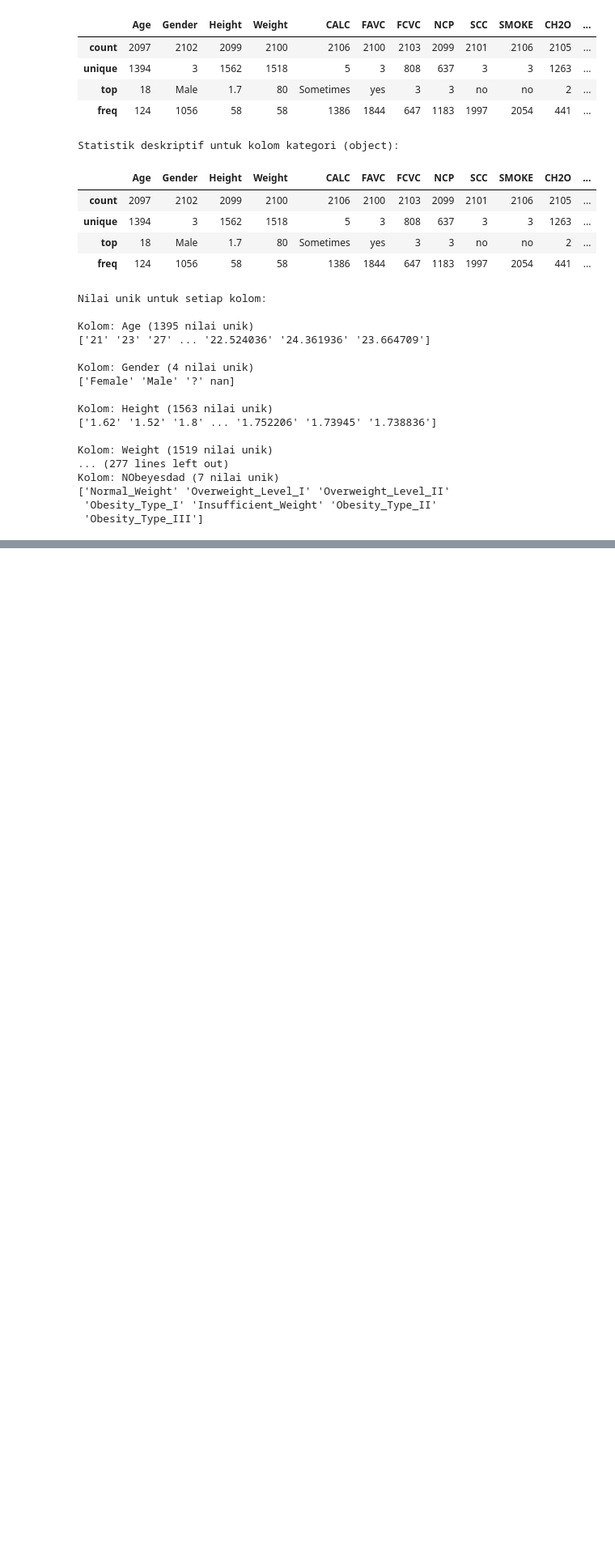
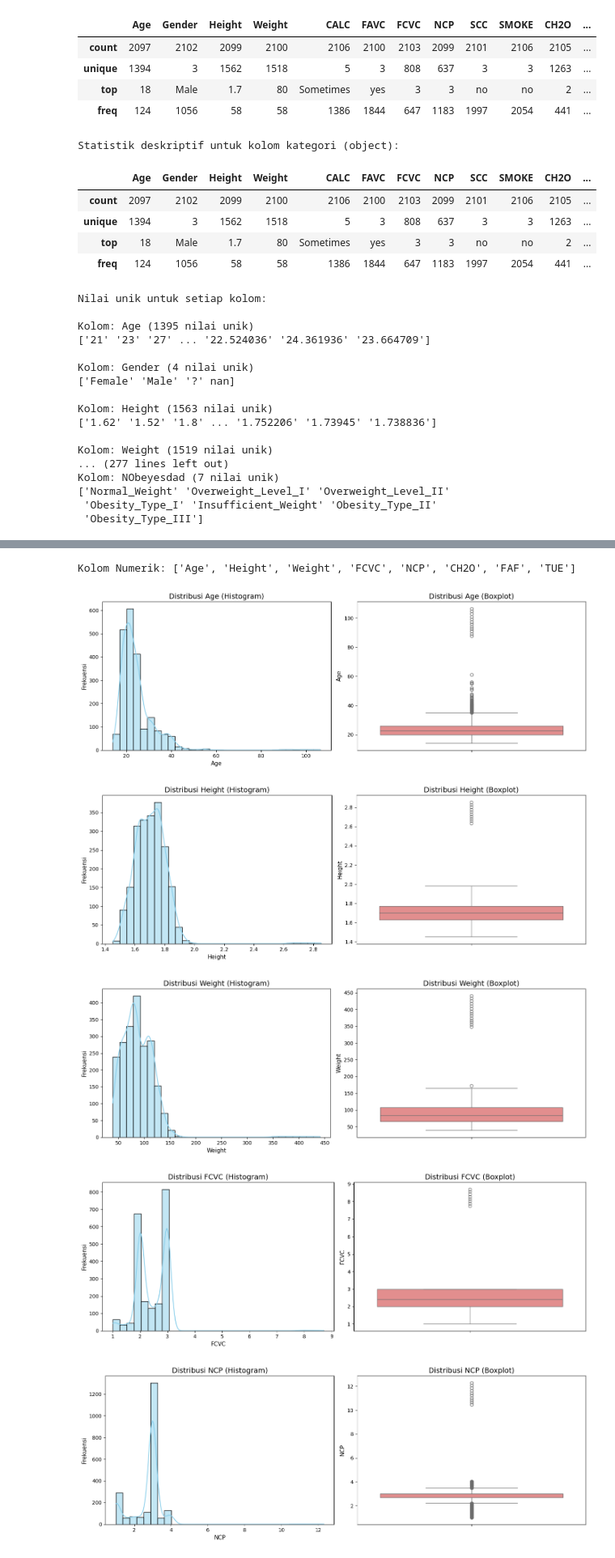
Before and after one commit to renji710/CapstoneUAS_BengkelKoding, a Jupyter notebook: Capstone_UAS.ipynb, the cells around one changed output, grey strips where cells are left out. Shown at 81% size. Drawn from its saved outputs; the diff is of its cells as text; code cells hidden in the pictures; blank space fills up the shorter version.

```diff
--- a/Capstone_UAS.ipynb
+++ b/Capstone_UAS.ipynb
@@ -97,0 +223,30 @@ Kolom: NObeyesdad (7 nilai unik)
+# %%
+#Visualisasi distribusi fitur numerik
+numerical_cols = df.select_dtypes(include=np.number).columns.tolist()
+print(f"Kolom Numerik: {numerical_cols}")
+
+for col in numerical_cols:
+    plt.figure(figsize=(14, 5))
+
+    #Histogram
+    plt.subplot(1, 2, 1)
+    sns.histplot(df[col], kde=True, bins=30, color='skyblue')
+    plt.title(f'Distribusi {col} (Histogram)', fontsize=14)
+    plt.xlabel(col, fontsize=11)
+    plt.ylabel('Frekuensi', fontsize=11)
+
+    #Boxplot
+    plt.subplot(1, 2, 2)
+    sns.boxplot(y=df[col], color='lightcoral')
+    plt.title(f'Distribusi {col} (Boxplot)', fontsize=14)
+    plt.ylabel(col, fontsize=11)
+
+    plt.tight_layout()
+    plt.show()
+# %% [output]
+Kolom Numerik: ['Age', 'Height', 'Weight', 'FCVC', 'NCP', 'CH2O', 'FAF', 'TUE']
+[figure, added]
+[figure, added]
+[figure, added]
+[figure, added]
+[figure, added]
```
Also changed, not shown: parts of 7 cells of this notebook.
